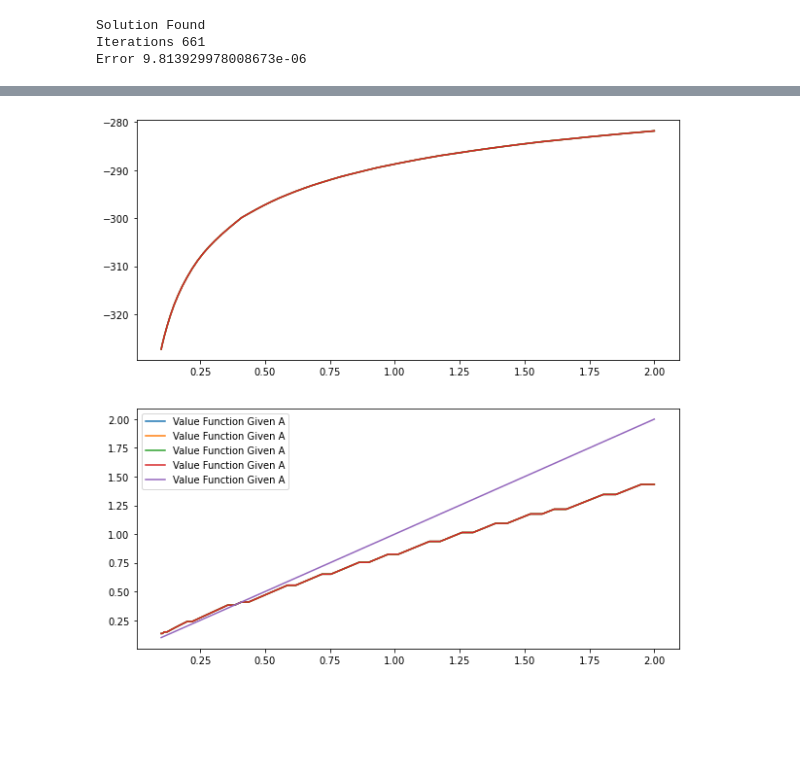
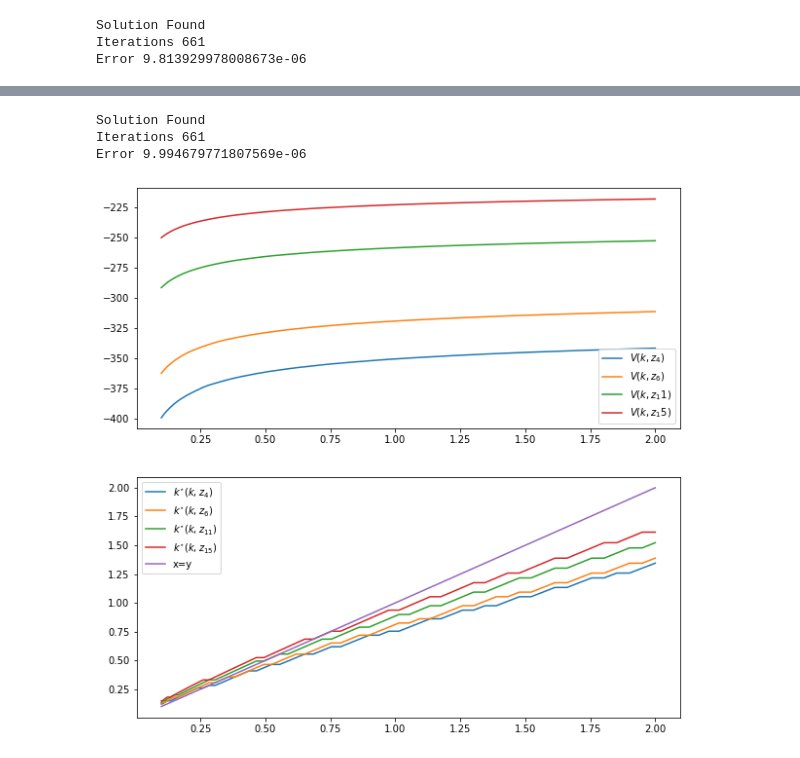
Before and after one commit to BelmudesLSB/Quantitative_Methods_2, a Jupyter notebook: PS3/PS3.ipynb, the cells around one changed output, grey strips where cells are left out. Drawn from its saved outputs; the diff is of its cells as text; code cells hidden in the pictures; blank space fills up the shorter version.

Commit message:
Fixing details and plots

```diff
--- a/PS3/PS3.ipynb
+++ b/PS3/PS3.ipynb
@@ -172,7 +172,7 @@ from scipy import optimize
 
 # Define Parameters:
 
-n_k = np.linspace(30,500, dtype=int) # Grids for capitals
+n_k = 58 # Grids for capitals
 n_A = 15  # Markov States.
 δ = 0.9   # Depreciation.
 α = 0.7   # Capital Share.
@@ -202,7 +202,7 @@ K_min = 0.1
 
 # Use and expanding grid:
 
-K = K_min + (K_max - K_min) * (np.linspace(0, 1, n_k[C])**θ)
+K = K_min + (K_max - K_min) * (np.linspace(0, 1, n_k)**θ)
 
 # Utility function
 
@@ -218,14 +218,14 @@ def U(c):
 #def CC(k_0, k_1):
 #    return np.nanmax()
 
-V_0 = np.ones((n_A, n_k[C]))
+V_0 = np.ones((n_A, n_k))
 V_1 = np.copy(V_0)
-h_1 = np.ones((n_A, n_k[C]), dtype=int)
+h_1 = np.ones((n_A, n_k), dtype=int)
 iter = 0
 
 while iter < max_iter:
     for r in range(n_A):
-        for c in range(n_k[C]):
+        for c in range(n_k):
             V_1[r,c] = np.nanmax(U( A[r] * K[c]**α + (1-δ) * K[c] - K) + β * Π[r,:] @ V_0)
             h_1[r,c] = np.nanargmax(U( A[r] * K[c]**α + (1-δ) * K[c] - K) + β * Π[r,:] @ V_0)
     if np.amax(np.abs(V_1 - V_0))< error:
@@ -248,16 +257,59 @@ Error 9.813929978008673e-06
+# %%
+# Stochastic VFI:
+
+σ = 0.01  # Volatility of income.
+
+# Construct the markov chain using rouwenhorst method:
+
+markov = qe.markov.approximation.rouwenhorst(n= n_A, ybar = 1-ρ, sigma=σ, rho= ρ)
+
+# Probability matrix and states:
+# note that element (i,j) of P represents the transition probability
+# of going to state "j" given that we are in state "i".
+
+Π = markov.P
+A = markov.state_values
+
+# Initial Values:
+
+V_0 = np.ones((n_A, n_k))
+V_1 = np.copy(V_0)
+h_1 = np.ones((n_A, n_k), dtype=int)
+iter = 0
+
+while iter < max_iter:
+    for r in range(n_A):
+        for c in range(n_k):
+            V_1[r,c] = np.nanmax(U( A[r] * K[c]**α + (1-δ) * K[c] - K) + β * Π[r,:] @ V_0)
+            h_1[r,c] = np.nanargmax(U( A[r] * K[c]**α + (1-δ) * K[c] - K) + β * Π[r,:] @ V_0)
+    if np.amax(np.abs(V_1 - V_0))< error:
+        print("Solution Found")
+        print(f'Iterations', iter)
+        print(f'Error', np.amax(np.abs(V_1 - V_0)))
+        break
+    else:
+        V_0 = np.copy(V_1)
+        iter += 1
+        if iter >= max_iter:
+            print("No solution")
+# %% [output]
+Solution Found
+Iterations 661
+Error 9.994679771807569e-06
 # %%
 fig, ax  = plt.subplots(2, figsize=(10,10))
-ax[0].plot(K, VNSS[3,:], label="Value Function Given A")
-ax[0].plot(K, VNSS[10,:], label="Value Function Given A")
-ax[0].plot(K, VNSS[5,:], label="Value Function Given A")
-ax[0].plot(K, VNSS[14,:], label="Value Function Given A")
-ax[1].plot(K, K[h_NSS[3,:]], label="Value Function Given A")
-ax[1].plot(K, K[h_NSS[10,:]], label="Value Function Given A")
-ax[1].plot(K, K[h_NSS[5,:]], label="Value Function Given A")
-ax[1].plot(K, K[h_NSS[14,:]], label="Value Function Given A")
-ax[1].plot(K, K, label="Value Function Given A")
+ax[0].plot(K, V_1[3,:],label=r'$V(k,z_4)$')
+ax[0].plot(K, V_1[5,:], label=r'$V(k,z_6)$')
+ax[0].plot(K, V_1[10,:], label=r'$V(k,z_11)$')
+ax[0].plot(K, V_1[14,:], label=r'$V(k,z_15)$')
+ax[0].legend()
+ax[1].plot(K, K[h_1[3,:]], label=r'$k^{\star}(k,z_4)$')
+ax[1].plot(K, K[h_1[5,:]], label=r'$k^{\star}(k,z_6)$')
+ax[1].plot(K, K[h_1[10,:]], label=r'$k^{\star}(k,z_{11})$')
+ax[1].plot(K, K[h_1[14,:]], label=r'$k^{\star}(k,z_{15})$')
+ax[1].plot(K, K, label="x=y")
 plt.legend()
 plt.show()
 # %% [output]
-[figure, old version]
+[figure, new version]
 # %%
```
Also changed, not shown: parts of 6 cells of this notebook.
